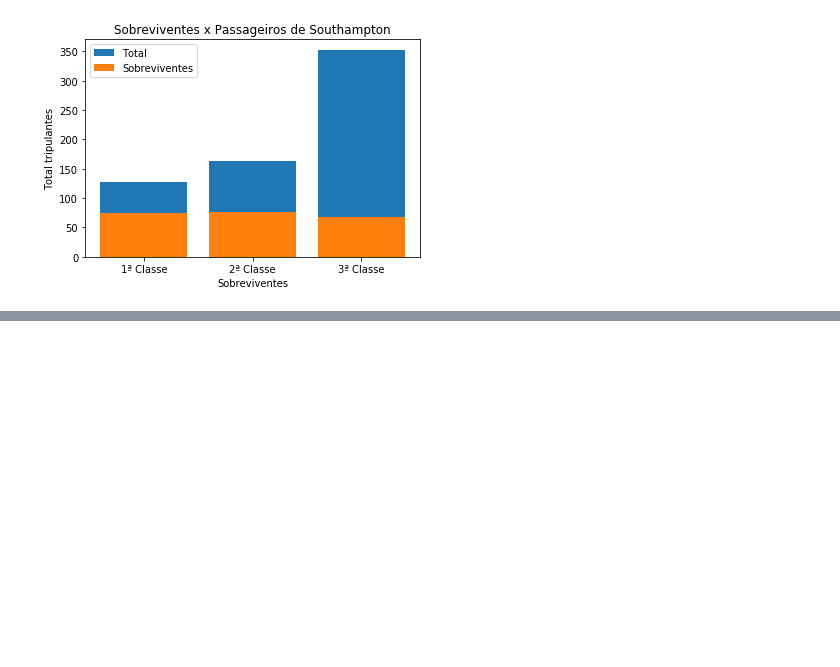
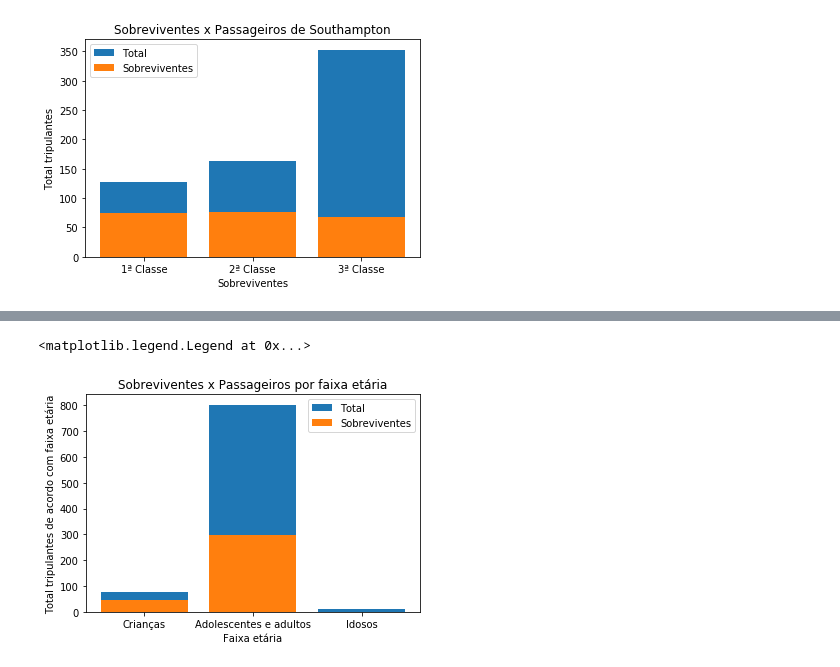
Before and after one commit to matheusbattisti/udacity_titanic, a Jupyter notebook: Titanic_Analise.ipynb, the cells around one changed output, grey strips where cells are left out. Drawn from its saved outputs; the diff is of its cells as text; code cells hidden in the pictures; blank space fills up the shorter version.

Commit message:
sobreviventes por idade

```diff
--- a/Titanic_Analise.ipynb
+++ b/Titanic_Analise.ipynb
@@ -260,0 +294,22 @@ plt.legend()
+# %%
+youngTotalSurv     = df.loc[(df['Age'] <= 14) & df['Survived'] == 1]
+middleageTotalSurv = df.loc[(df['Age'] > 14) & (df['Age'] < 65) & df['Survived'] == 1]
+oldTotalSurv       = df.loc[(df['Age'] >= 65) & df['Survived'] == 1]
+
+
+locations = [1, 2, 3]
+
+heights = [len(youngTotal), len(middleageTotal), len(oldTotal)]
+plt.bar(locations, heights, tick_label=labels, label='Total')
+
+classes = [len(youngTotalSurv), len(middleageTotalSurv), len(oldTotalSurv)]
+labels = ['Crianças', 'Adolescentes e adultos', 'Idosos']
+
+plt.bar(locations, classes, tick_label=labels, label='Sobreviventes')
+plt.title('Sobreviventes x Passageiros por faixa etária')
+plt.xlabel('Faixa etária')
+plt.ylabel('Total tripulantes de acordo com faixa etária')
+plt.legend()
+# %% [output]
+<matplotlib.legend.Legend at 0x...>
+[figure, added]
```
Also changed, not shown: parts of 5 cells of this notebook.
